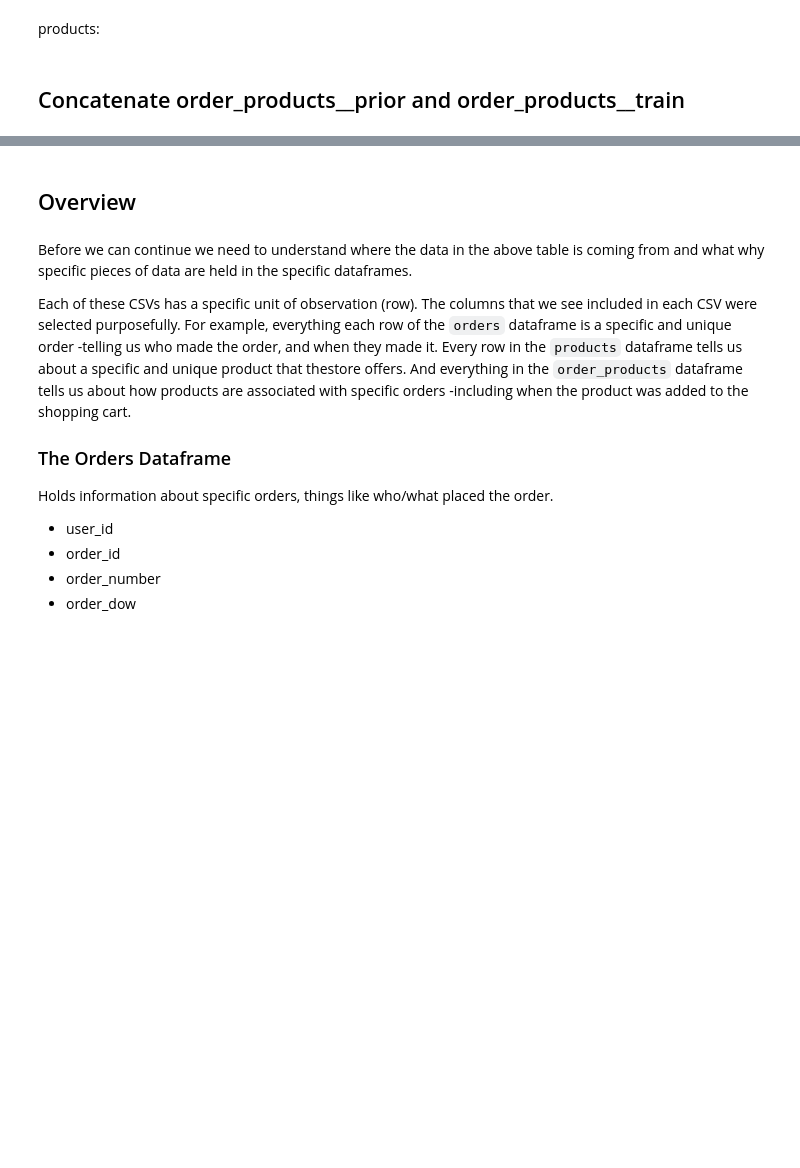
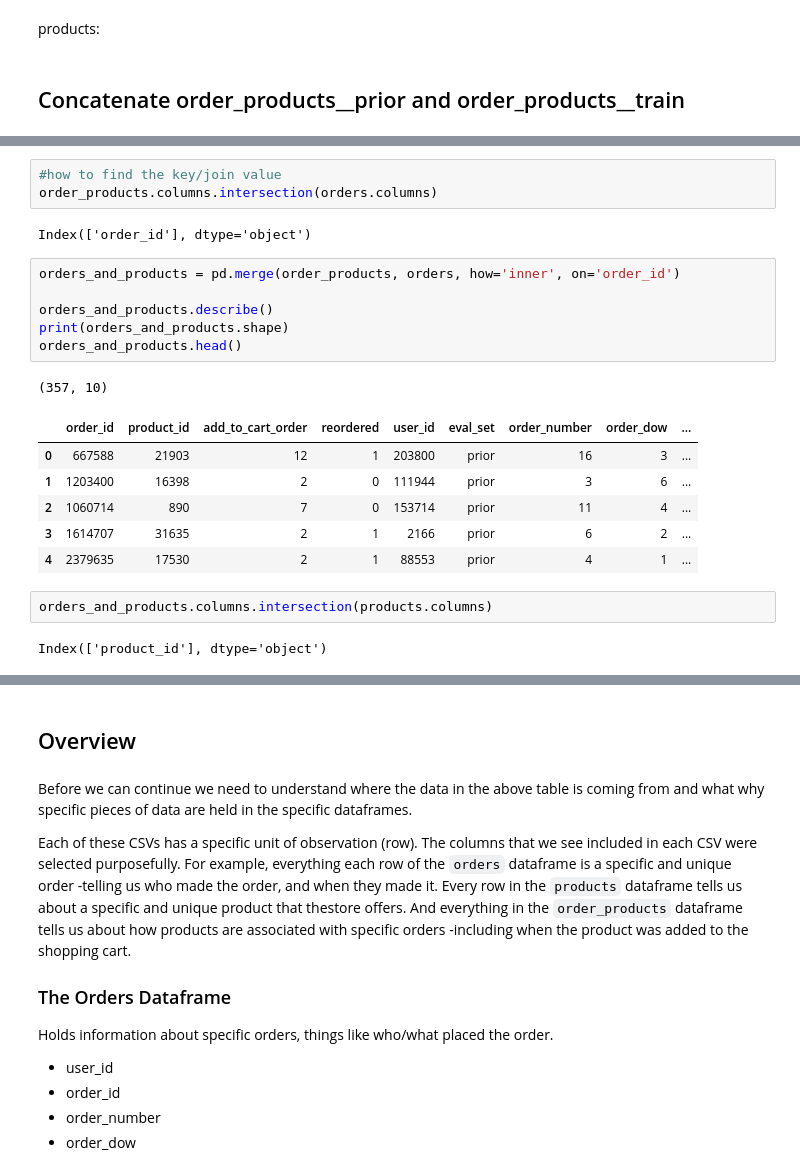
Before and after one commit to sikoh/DS-Data-Wrangling-and-Storytelling, a Jupyter notebook: Join-And-Reshape-Data/DS_JoinAndReshapeData_Lecture_Notes.ipynb, the cells around one changed output, grey strips where cells are left out. Saved outputs shown, nothing was run; the diff lists cells and outputs as text; blank space fills up the shorter version.

```diff
--- a/Join-And-Reshape-Data/DS_JoinAndReshapeData_Lecture_Notes.ipynb
+++ b/Join-And-Reshape-Data/DS_JoinAndReshapeData_Lecture_Notes.ipynb
@@ -153,0 +243,23 @@ products:
+# %%
+#how to find the key/join value
+order_products.columns.intersection(orders.columns)
+# %% [output]
+Index(['order_id'], dtype='object')
+# %%
+orders_and_products = pd.merge(order_products, orders, how='inner', on='order_id')
+
+orders_and_products.describe()
+print(orders_and_products.shape)
+orders_and_products.head()
+# %% [output]
+(357, 10)
+|  | order_id | product_id | add_to_cart_order | reordered | user_id | eval_set | order_number | order_dow | ... |
+| 0 | 667588 | 21903 | 12 | 1 | 203800 | prior | 16 | 3 | ... |
+| 1 | 1203400 | 16398 | 2 | 0 | 111944 | prior | 3 | 6 | ... |
+| 2 | 1060714 | 890 | 7 | 0 | 153714 | prior | 11 | 4 | ... |
+| 3 | 1614707 | 31635 | 2 | 1 | 2166 | prior | 6 | 2 | ... |
+| 4 | 2379635 | 17530 | 2 | 1 | 88553 | prior | 4 | 1 | ... |
+# %%
+orders_and_products.columns.intersection(products.columns)
+# %% [output]
+Index(['product_id'], dtype='object')
```
Also changed, not shown: parts of 18 cells of this notebook.
